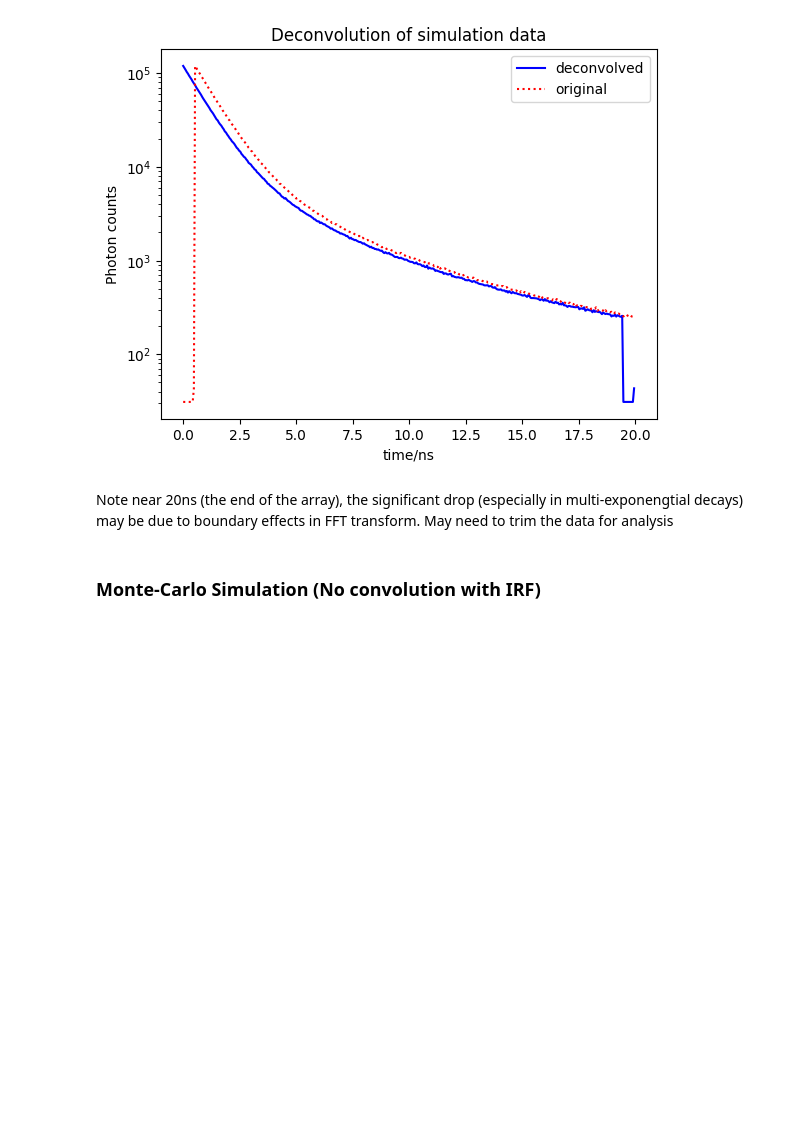
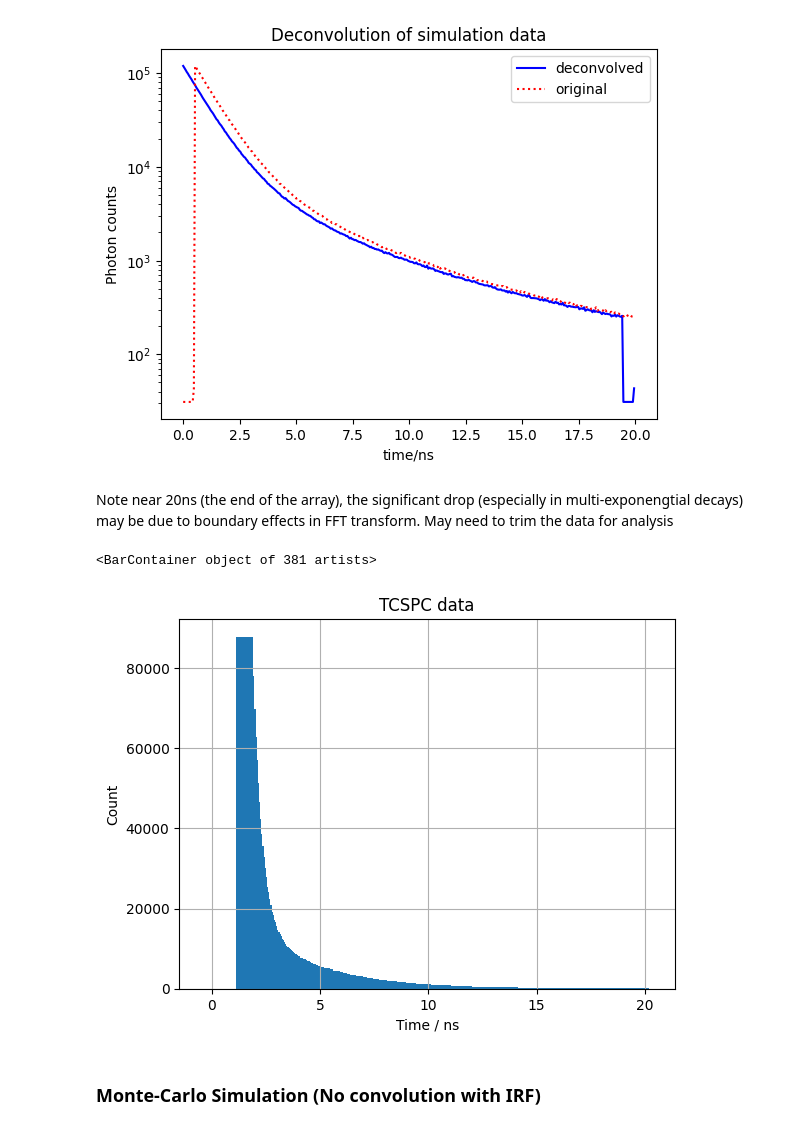
Before and after one commit to ngcnpeter/Y3_Group_Project_2B, a Jupyter notebook: TCSPC-simulation/2Bsimulation.ipynb, the cells around one changed output. Cells and saved outputs as stored; diff of their text form; code cells hidden in the pictures; blank space fills up the shorter version.

```diff
--- a/TCSPC-simulation/2Bsimulation.ipynb
+++ b/TCSPC-simulation/2Bsimulation.ipynb
@@ -193,6 +193,23 @@ plt.legend()
 [figure]
 # %% [markdown]
 Note near 20ns (the end of the array), the significant drop (especially in multi-exponengtial decays) may be due to boundary effects in FFT transform. May need to trim the data for analysis
+# %%
+data=groupproject_IRFsimulate([0.8,0.2],[0.4,3],600,0)
+# %%
+#xpoints = np.linspace(0,1,100)
+
+plt.figure()
+plt.title(r'TCSPC data')
+plt.xlabel(r'Time / ns')
+plt.ylabel(r'Count')
+plt.grid()
+
+plt.bar(data[:, 0],data[:, 1])
+#plt.plot(data[:, 0],data[:, 1])
+#plt.legend(loc="best")
+# %% [output]
+<BarContainer object of 381 artists>
+[figure, added]
 # %% [markdown]
 ### Monte-Carlo Simulation (No convolution with IRF)
 # %%
```
Also changed, not shown: parts of 10 cells of this notebook.
